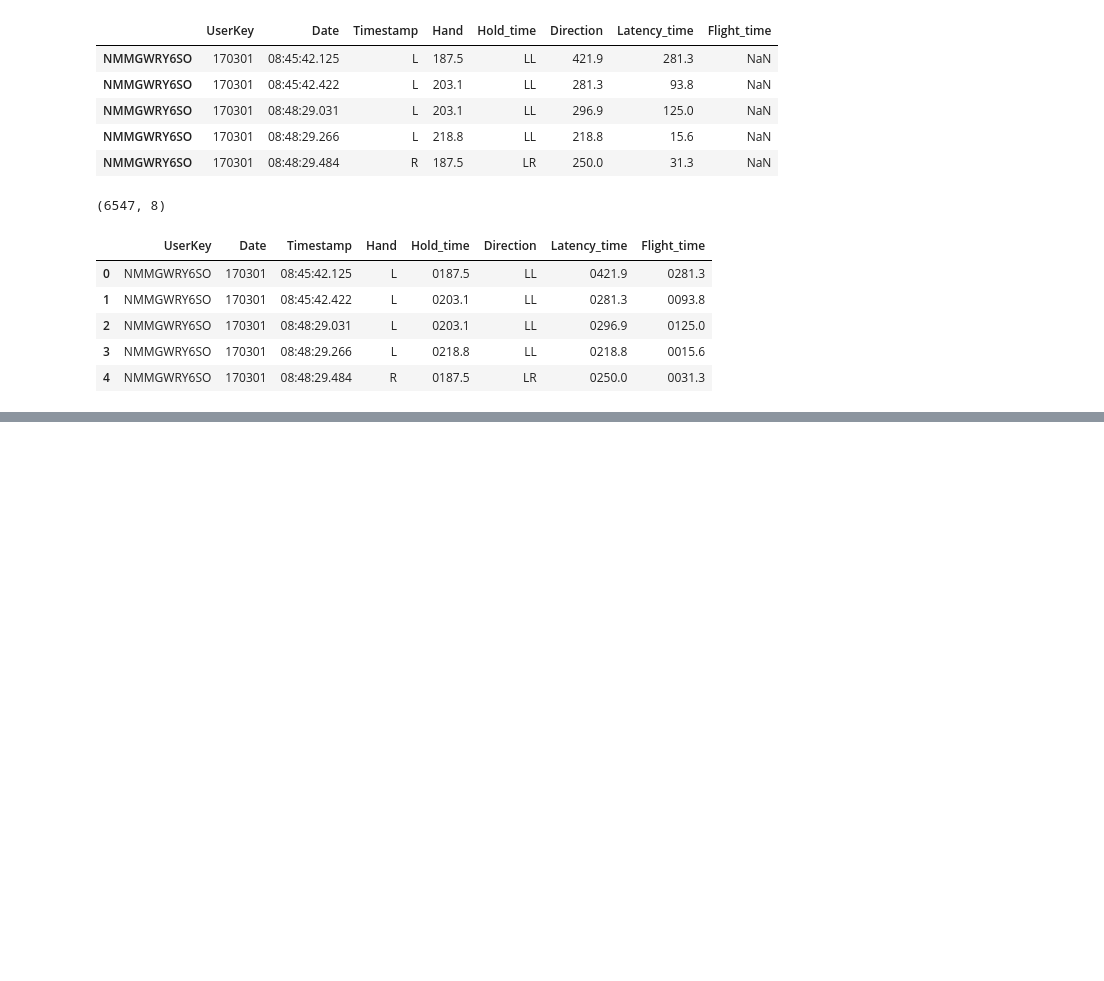
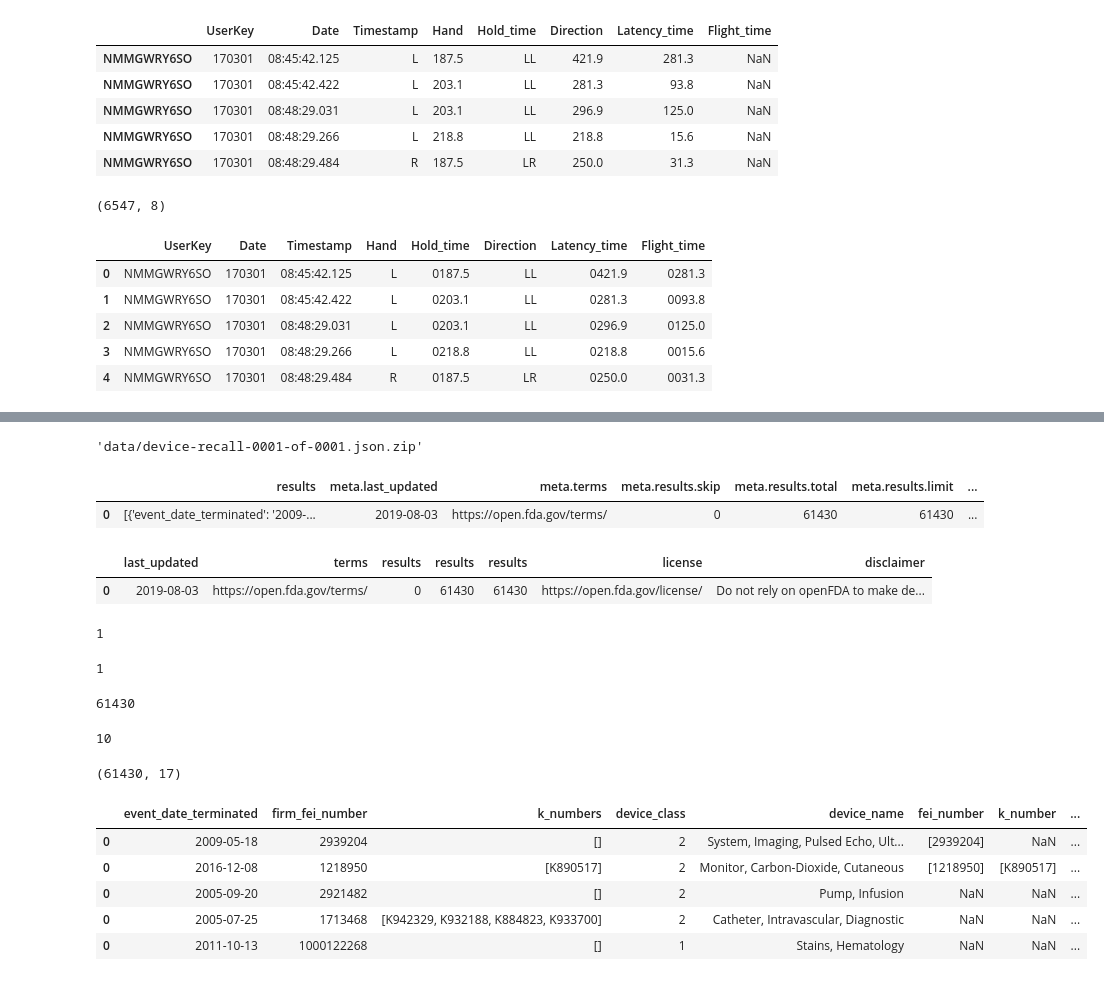
Before and after one commit to sohilsshah91/hacknights, a Jupyter notebook: Clinical_and_Genomic_Data_Sources.ipynb, the cells around one changed output, grey strips where cells are left out. Cells and saved outputs as stored; diff of their text form; code cells hidden in the pictures; blank space fills up the shorter version.

Commit message:
openFDA parse device recalls

```diff
--- a/Clinical_and_Genomic_Data_Sources.ipynb
+++ b/Clinical_and_Genomic_Data_Sources.ipynb
@@ -212,0 +219,4 @@ df.head()
+# %%
+filename
+# %% [output]
+'data/device-recall-0001-of-0001.json.zip'
@@ -212,0 +233,54 @@ df.head()
+# %%
+all_df = json_normalize(d)
+all_df
+# %% [output]
+|  | results | meta.last_updated | meta.terms | meta.results.skip | meta.results.total | meta.results.limit | ... |
+| 0 | [{'event_date_terminated': '2009-... | 2019-08-03 | https://open.fda.gov/terms/ | 0 | 61430 | 61430 | ... |
+# %%
+meta_df = all_df.drop('results',axis=1)
+meta_df.columns = [x.split('.')[1] for x in meta_df.columns]
+meta_df
+# %% [output]
+|  | last_updated | terms | results | results | results | license | disclaimer |
+| 0 | 2019-08-03 | https://open.fda.gov/terms/ | 0 | 61430 | 61430 | https://open.fda.gov/license/ | Do not rely on openFDA to make de... |
+# %%
+res = all_df[['results']].values
+# %%
+len(res)
+# %% [output]
+1
+# %%
+len(res[0])
+# %% [output]
+1
+# %%
+len(res[0][0])
+# %% [output]
+61430
+# %%
+len(res[0][0][2])
+# %% [output]
+10
+# %%
+#takes a few minutes
+dfs = []
+for j in res[0][0]:
+    dfs.append(json_normalize(j))
+# %%
+#takes a few minutes
+cdfs = pd.concat(dfs,sort=True)
+# %%
+cdfs.columns = [x if len(x.split('.'))==1 else x.split('.')[1] for x in cdfs.columns]
+# %%
+print(cdfs.shape)
+# %% [output]
+(61430, 17)
+# %%
+cdfs.head()
+# %% [output]
+|  | event_date_terminated | firm_fei_number | k_numbers | device_class | device_name | fei_number | k_number | ... |
+| 0 | 2009-05-18 | 2939204 | [] | 2 | System, Imaging, Pulsed Echo, Ult... | [2939204] | NaN | ... |
+| 0 | 2016-12-08 | 1218950 | [K890517] | 2 | Monitor, Carbon-Dioxide, Cutaneous | [1218950] | [K890517] | ... |
+| 0 | 2005-09-20 | 2921482 | [] | 2 | Pump, Infusion | NaN | NaN | ... |
+| 0 | 2005-07-25 | 1713468 | [K942329, K932188, K884823, K933700] | 2 | Catheter, Intravascular, Diagnostic | NaN | NaN | ... |
+| 0 | 2011-10-13 | 1000122268 | [] | 1 | Stains, Hematology | NaN | NaN | ... |
```
Also changed, not shown: parts of 7 cells of this notebook.
